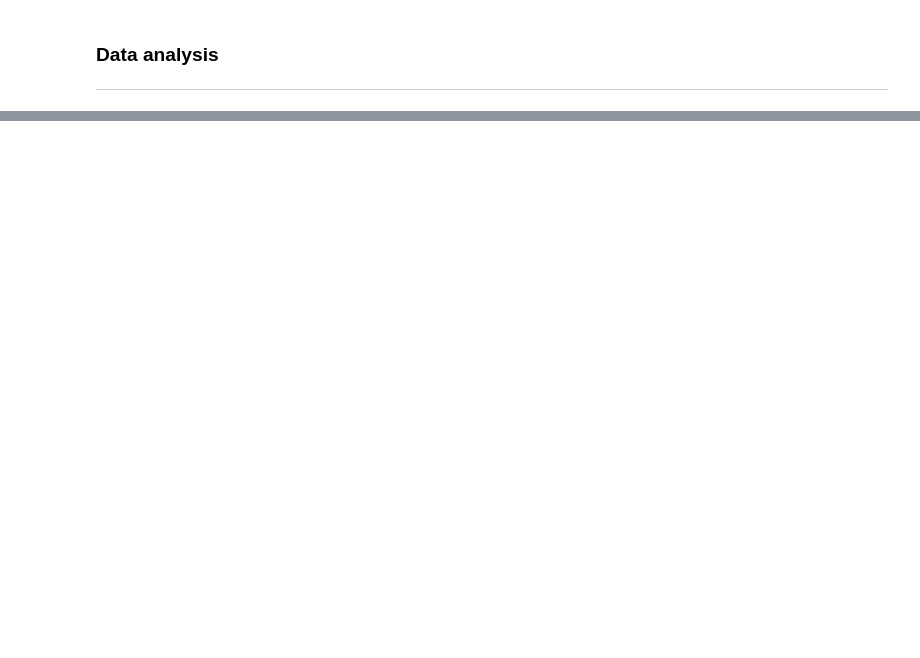
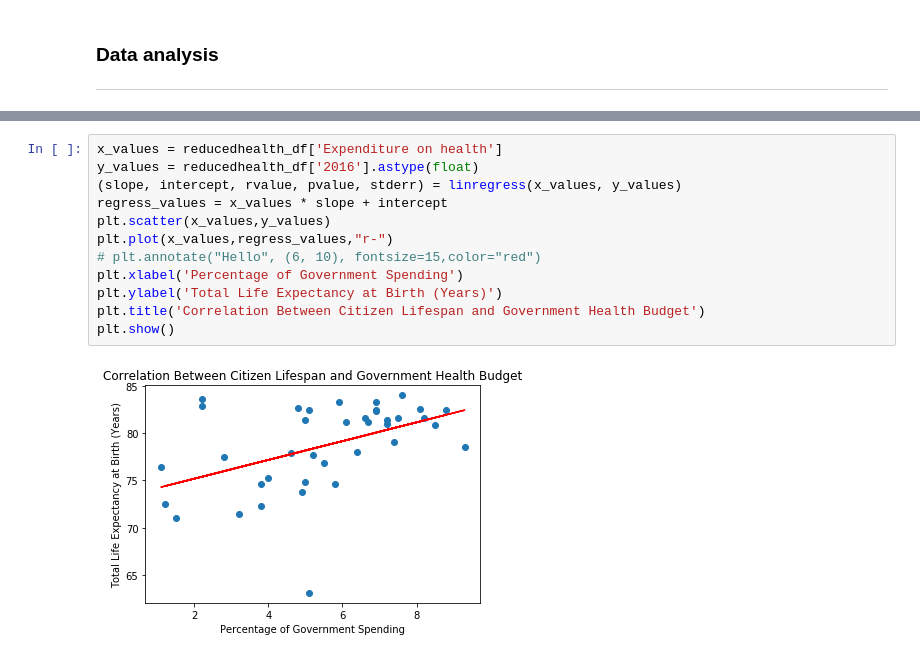
Before and after one commit to brettkfuller/govspending_project1_team5, a Jupyter notebook: project1_team5_template_brett.ipynb, the cells around one changed output, grey strips where cells are left out. Drawn from its saved outputs; the diff is of its cells as text; blank space fills up the shorter version.

```diff
--- a/project1_team5_template_brett.ipynb
+++ b/project1_team5_template_brett.ipynb
@@ -198,0 +307,14 @@ Answer here
+# %%
+x_values = reducedhealth_df['Expenditure on health']
+y_values = reducedhealth_df['2016'].astype(float)
+(slope, intercept, rvalue, pvalue, stderr) = linregress(x_values, y_values)
+regress_values = x_values * slope + intercept
+plt.scatter(x_values,y_values)
+plt.plot(x_values,regress_values,"r-")
+# plt.annotate("Hello", (6, 10), fontsize=15,color="red")
+plt.xlabel('Percentage of Government Spending')
+plt.ylabel('Total Life Expectancy at Birth (Years)')
+plt.title('Correlation Between Citizen Lifespan and Government Health Budget')
+plt.show()
+# %% [output]
+[figure, added]
```
Also changed, not shown: parts of 20 cells of this notebook, 1 other file.
